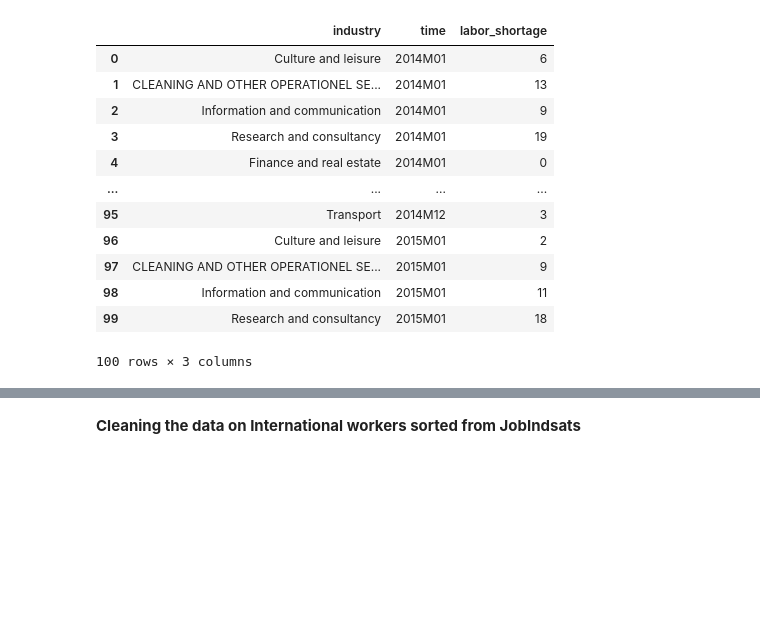
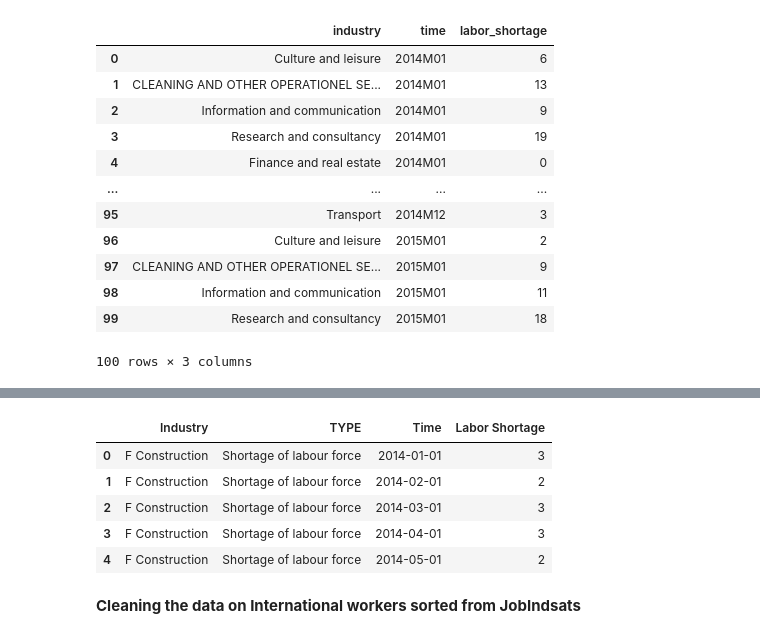
Before and after one commit to NumEconCopenhagen/Projects_2024_Emma-Anna-Oscar, a Jupyter notebook: dataproject/dataproject.ipynb, the cells around one changed output, grey strips where cells are left out. Drawn from its saved outputs; the diff is of its cells as text; code cells hidden in the pictures; blank space fills up the shorter version.

```diff
--- a/dataproject/dataproject.ipynb
+++ b/dataproject/dataproject.ipynb
@@ -377,16 +410,26 @@ lab_short_manu.head(5)
 # %%
 params4 = lb_short_cons._define_base_params(language='en')
 
 params4 = {'table': 'KBYG33',
  'format': 'BULK',
  'lang': 'en',
  'variables': [{'code': 'BRANCHE07', 'values': ['F']},
   {'code': 'TYPE', 'values': ['AMA']},
   {'code': 'Tid', 'values': ['>2013M12<=2024M01']}]}
 
 lab_short_cons = lb_short_cons.get_data(params=params4)
 lab_short_cons.sort_values(by = ['TID'], inplace=True)
+lab_short_cons.rename(columns={'BRANCHE07': 'Industry', 'TID': 'Time', 'INDHOLD': 'Labor Shortage'}, inplace=True)
+lab_short_cons.reset_index(drop=True, inplace=True)
+lab_short_cons['Time'] = pd.to_datetime(lab_short_cons['Time'], format='%YM%m')
 lab_short_cons.head(5)
+# %% [output]
+|  | Industry | TYPE | Time | Labor Shortage |
+| 0 | F Construction | Shortage of labour force | 2014-01-01 | 3 |
+| 1 | F Construction | Shortage of labour force | 2014-02-01 | 2 |
+| 2 | F Construction | Shortage of labour force | 2014-03-01 | 3 |
+| 3 | F Construction | Shortage of labour force | 2014-04-01 | 3 |
+| 4 | F Construction | Shortage of labour force | 2014-05-01 | 2 |
 # %% [markdown]
 **Cleaning the data on International workers sorted from JobIndsats**
 # %%
```
Also changed, not shown: parts of 3 cells of this notebook.
